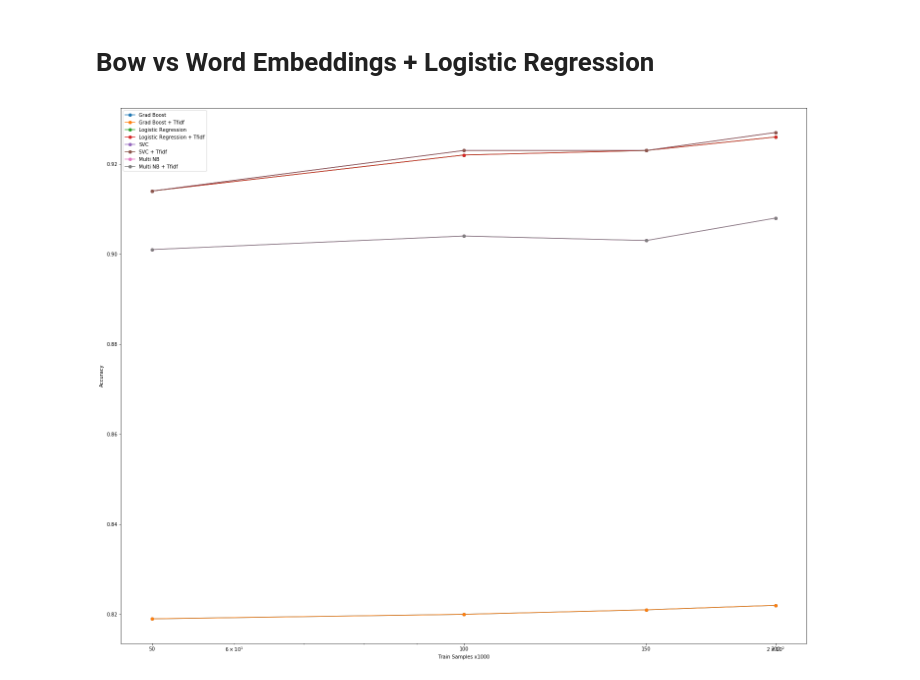
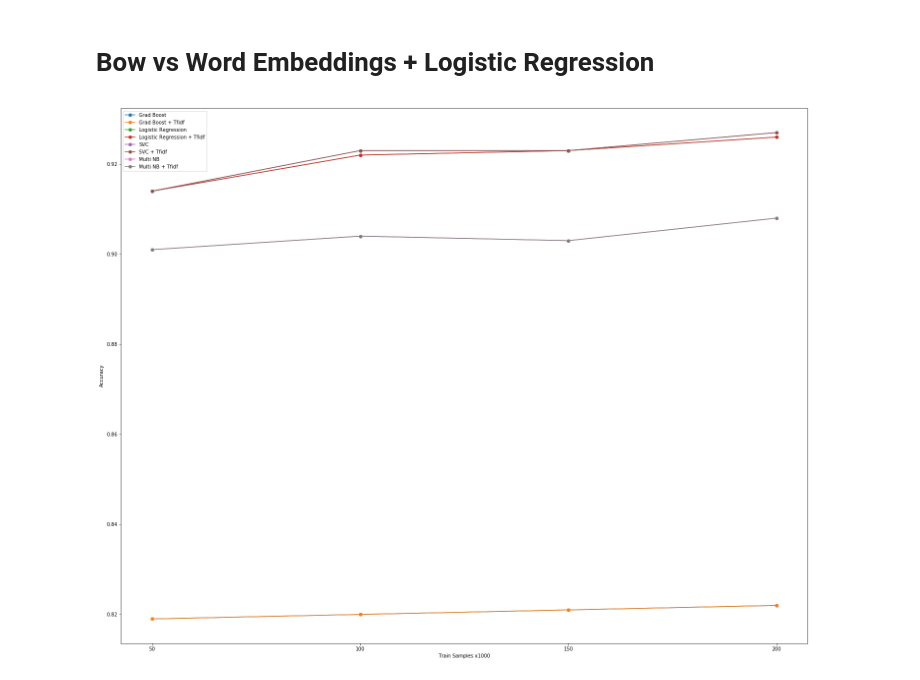
Before and after one commit to tamarakatic/sentiment-analysis-in-amazon-reviews, a Jupyter notebook: notebooks/3.0-bow-vs-pretrained-word-embeddings.ipynb, the cells around one changed output. Cells and saved outputs as stored; diff of their text form; code cells hidden in the pictures.

```diff
--- a/notebooks/3.0-bow-vs-pretrained-word-embeddings.ipynb
+++ b/notebooks/3.0-bow-vs-pretrained-word-embeddings.ipynb
@@ -20,15 +21,15 @@ args = list(zip(*[x_ticks[i::8] for i in range(8)]))
 colors = ['r', 'b', 'g', 'm', 'c', 'y', '#539caf', '#7663b0']
 # %%
 plt.figure(figsize=(25, 20))
-plt.semilogx(X, y_bow, marker="o")
+plt.plot(X, y_bow, marker="o")
 plt.xticks(X, X.astype(np.uint))
 
 plt.legend(["Grad Boost", "Grad Boost + Tfidf", "Logistic Regression", "Logistic Regression + Tfidf", "SVC", "SVC + Tfidf", "Multi NB", "Multi NB + Tfidf"])
 plt.ylabel("Accuracy")
 plt.xlabel("Train Samples x1000")
 
 plt.show()
 # %% [output]
-[figure, old version]
+[figure, new version]
 # %%
 plt.figure(figsize=(20, 18))
```
Also changed, not shown: parts of 4 cells of this notebook.
